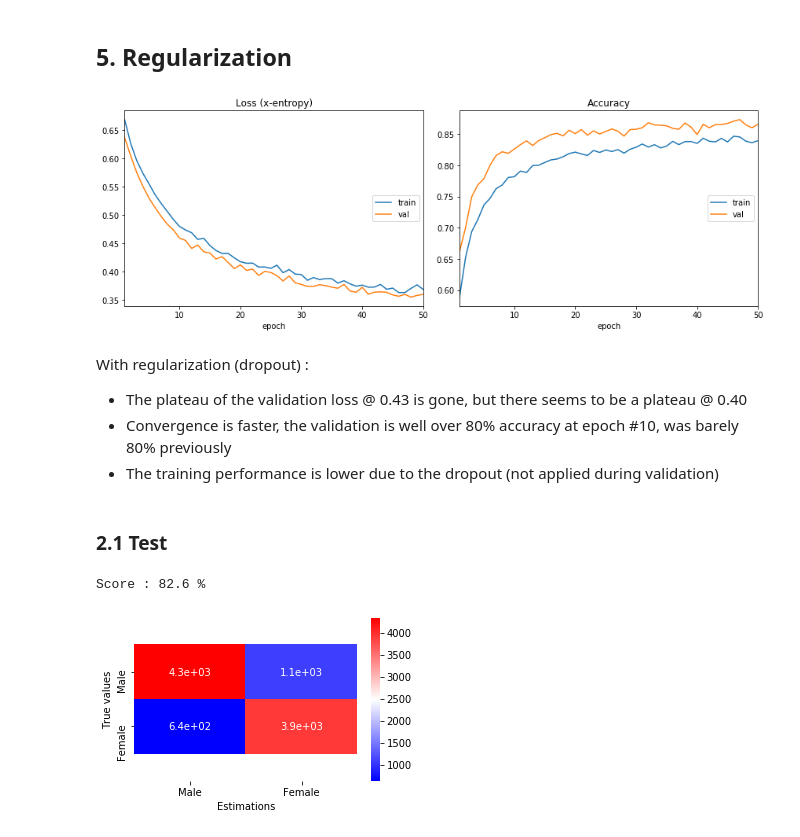
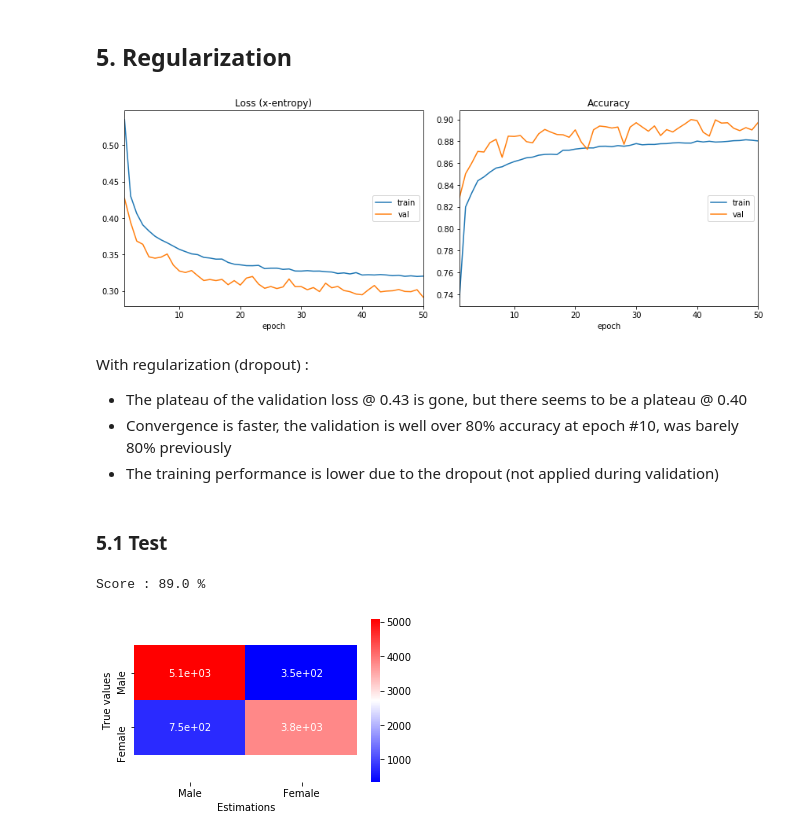
Before and after one commit to aksl20/classify_gender_cnn, a Jupyter notebook: python/notebook/AdverseHim_aksl.ipynb, the cells around one changed output. Drawn from its saved outputs; the diff is of its cells as text; code cells hidden in the pictures.

```diff
--- a/python/notebook/AdverseHim_aksl.ipynb
+++ b/python/notebook/AdverseHim_aksl.ipynb
@@ -151,14 +135,10 @@ def plotFaces(nrows, ncols, ds, estimates=None):
 # %% [markdown]
 ## Data
 # %%
-data_root = Path('/mnt/drive/My Drive/Colab Notebooks/mdi341-deeplearning/DeepLearning_Source_TF2/Databases')
-
-experiment_size = 100
-
-train = DataSet(path=data_root, filename_data=f'data_{experiment_size}k.bin',
+train = DataSet(path=img_root, filename_data=f'data_{experiment_size}k.bin',
                 filename_gender=f'gender_{experiment_size}k.bin', nbdata=1000*experiment_size)
 train.load()
-test = DataSet(data_root, 'data_test10k.bin','gender_test10k.bin', 10000)
+test = DataSet(img_root, 'data_test10k.bin','gender_test10k.bin', 10000)
 test.load()
 
 genders = ['Male', 'Female']
@@ -442,7 +433,7 @@ Confidence: 0.9996925592422485
 # %% [markdown]
 ## 5. Regularization
 # %%
-model2 = models.Sequential([
+model3 = models.Sequential([
     layers.Conv2D(filters=4, kernel_size=(3, 3), padding='same',
                   input_shape=(train.width, train.height, train.channels),
                   activation=activations.relu, name='conv_1'),
@@ -459,40 +450,40 @@ model2 = models.Sequential([
     layers.Dense(2, activation=activations.sigmoid)
 ])
 
-model2.compile(optimizer=optimizers.Adam(),
+model3.compile(optimizer=optimizers.Adam(),
                    loss=losses.binary_crossentropy,
                    metrics=['accuracy'])
 
-#model2.summary()
+#model3.summary()
 # %%
 n_epochs = 50
 metric_names = ['Loss (x-entropy)', 'Accuracy']
 tv_plot = tv.train.PlotMetricsOnEpoch(metrics_name=metric_names,
                 cell_size=(6,4), columns=2, iter_num=n_epochs, wait_num=1)
-history2 = model2.fit(train.data, train.label,
+history3 = model3.fit(train.data, train.label,
                 epochs=n_epochs, batch_size=train.batch_size,
                 validation_split=0.1,
                 verbose=0,
                 callbacks=[tv_plot]);
 # %% [output]
-[figure, old version]
+[figure, new version]
 # %% [markdown]
 With regularization (dropout) :
 - The plateau of the validation loss @ 0.43 is gone, but there seems to be a plateau  @ 0.40
 - Convergence is faster, the validation is well over 80% accuracy at epoch #10, was barely 80% previously
 - The training performance is lower due to the dropout (not applied during validation)
 # %% [markdown]
-### 2.1 Test
+### 5.1 Test
 # %%
-y_est2 = model2.predict(test.data)
+y_est3 = model3.predict(test.data)
 # %%
-score = np.mean(np.argmax(test.label, axis=1) == np.argmax(y_est2, axis=1))
+score3 = np.mean(np.argmax(test.label, axis=1) == np.argmax(y_est3, axis=1))
 print("Score : %.1f %%" % (score*100))
 # %% [output]
-Score : 82.6 %
+Score : 89.0 %
 # %%
 fig, ax = plt.subplots(figsize=(5, 3))
-plotConfusionMatrix(np.argmax(test.label, axis=1), np.argmax(y_est2, axis=1), genders)
+plotConfusionMatrix(np.argmax(test.label, axis=1), np.argmax(y_est3, axis=1), genders)
 # %% [output]
-[figure, old version]
+[figure, new version]
 # %%
```
Also changed, not shown: parts of 43 cells of this notebook.
